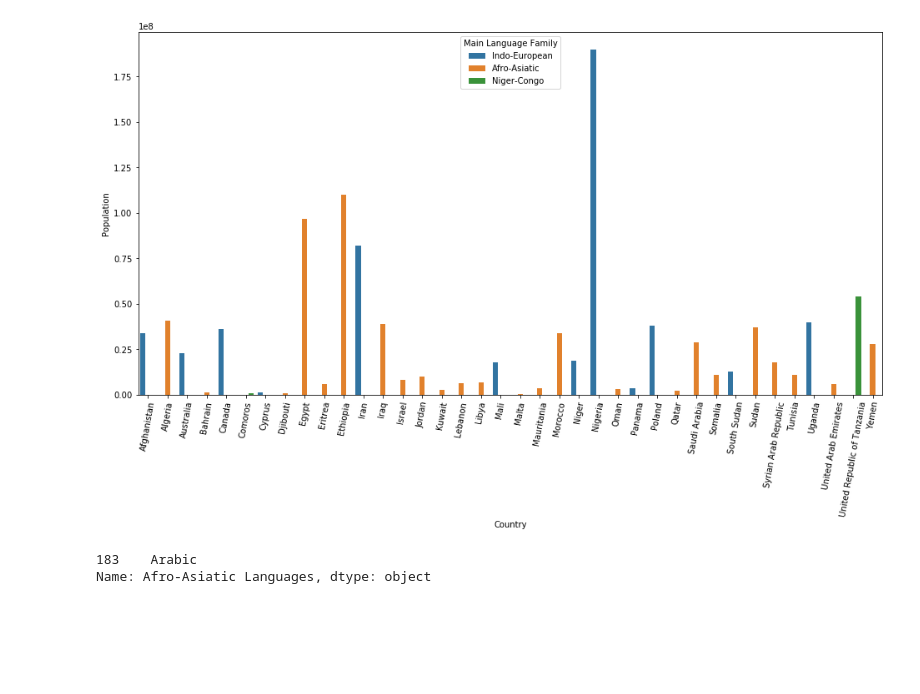
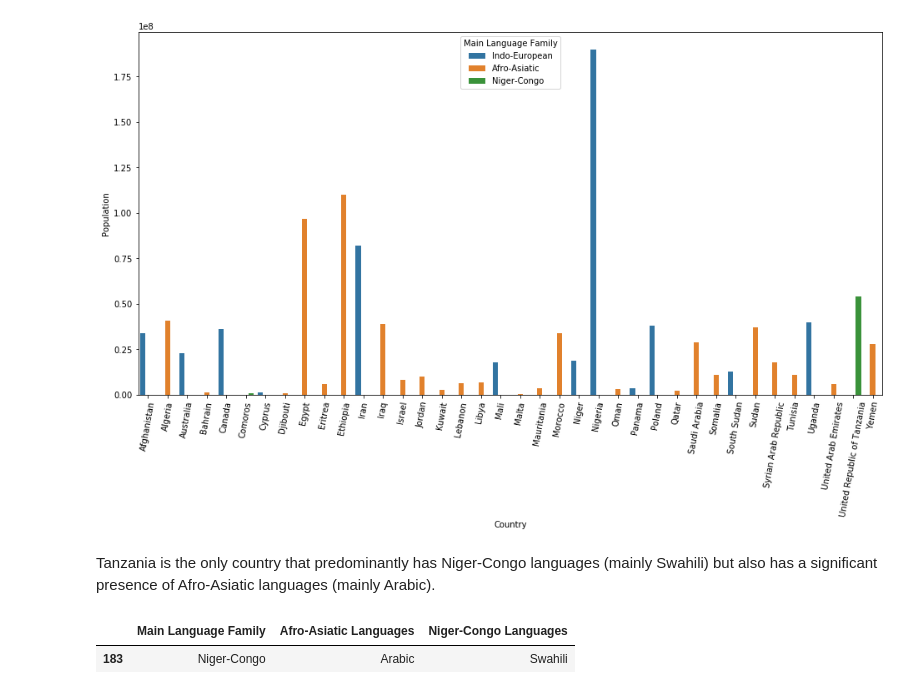
Before and after one commit to gadamico/International-Demographic, a Jupyter notebook: int_demog.ipynb, the cells around one changed output. Cells and saved outputs as stored; diff of their text form; code cells hidden in the pictures; blank space fills up the shorter version.

```diff
--- a/int_demog.ipynb
+++ b/int_demog.ipynb
@@ -6,4 +31,4 @@ import seaborn as sns
 # %%
-data = pd.read_excel('IDCLEAN.xlsx', header=None)
+data = pd.read_csv('world_data.csv', index_col=0)
 data.sample(10)
 # %% [output]
@@ -32,10 +46,0 @@ data.head()
-# %%
-data.columns = ['Country', 'Continent', 'Population', 'Official Languages',
-               'Semi-Official Languages', 'Main Languages', 'Indo-European Languages',
-               'Sino-Tibetan Languages', 'Niger-Congo Languages', 'Afro-Asiatic Languages',
-               'Austronesian Languages', 'Dravidian Languages', 'Turkic Languages',
-               'Japonic Languages', 'Austro-Asiatic Languages', 'Tai-Kadai Languages',
-               'Koreanic Languages', 'Nilo-Saharan Languages', 'Uralic Languages',
-               'Other Significant Languages', 'Percent Catholic', 'Percent Protestant',
-               'Percent Orthodox', 'Percent Muslim', 'Percent Hindu', 'Percent Buddhist',
-               'Percent Other Religions']
@@ -175,2 +68,0 @@ new_col.append('Niger-Congo')
-# %%
-data['Main Language Family'] = new_col
@@ -200,2 +68,0 @@ new_col_order
-# %%
-data = data[new_col_order]
@@ -290,8 +196,12 @@ plt.xticks(rotation=80)
 # plt.savefig('countries_with_afro-asiatic_languages.png');
 # %% [output]
 [figure]
+# %% [markdown]
+Tanzania is the only country that predominantly has Niger-Congo languages (mainly Swahili) but also has a significant presence of Afro-Asiatic languages (mainly Arabic).
 # %%
-aa[aa['Country'] == 'United Republic of Tanzania']['Afro-Asiatic Languages']
+aa[aa['Country'] == 'United Republic of Tanzania'][['Main Language Family',
+                                                    'Afro-Asiatic Languages',
+                                                   'Niger-Congo Languages']]
 # %% [output]
-183    Arabic
-Name: Afro-Asiatic Languages, dtype: object
+|  | Main Language Family | Afro-Asiatic Languages | Niger-Congo Languages |
+| 183 | Niger-Congo | Arabic | Swahili |
```
Also changed, not shown: parts of 30 cells of this notebook, 1 other file.
